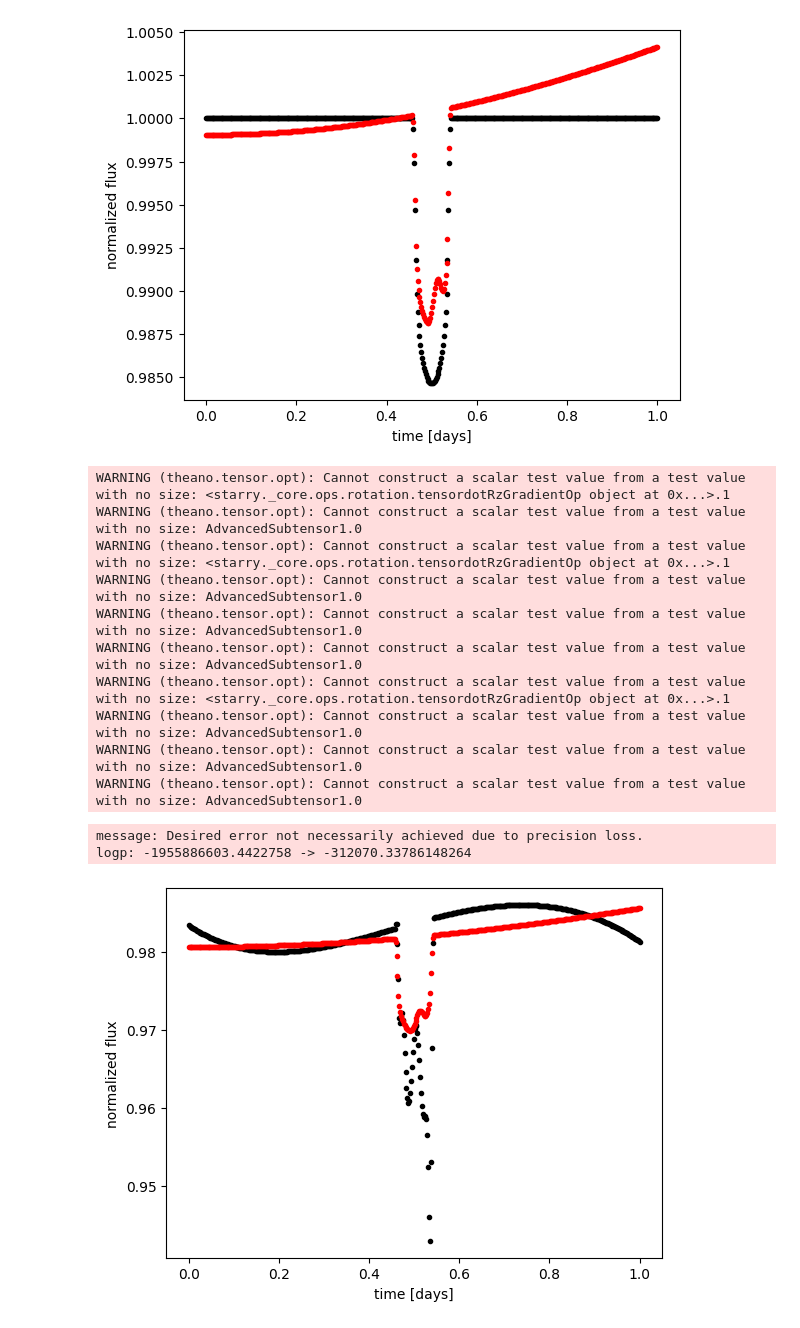
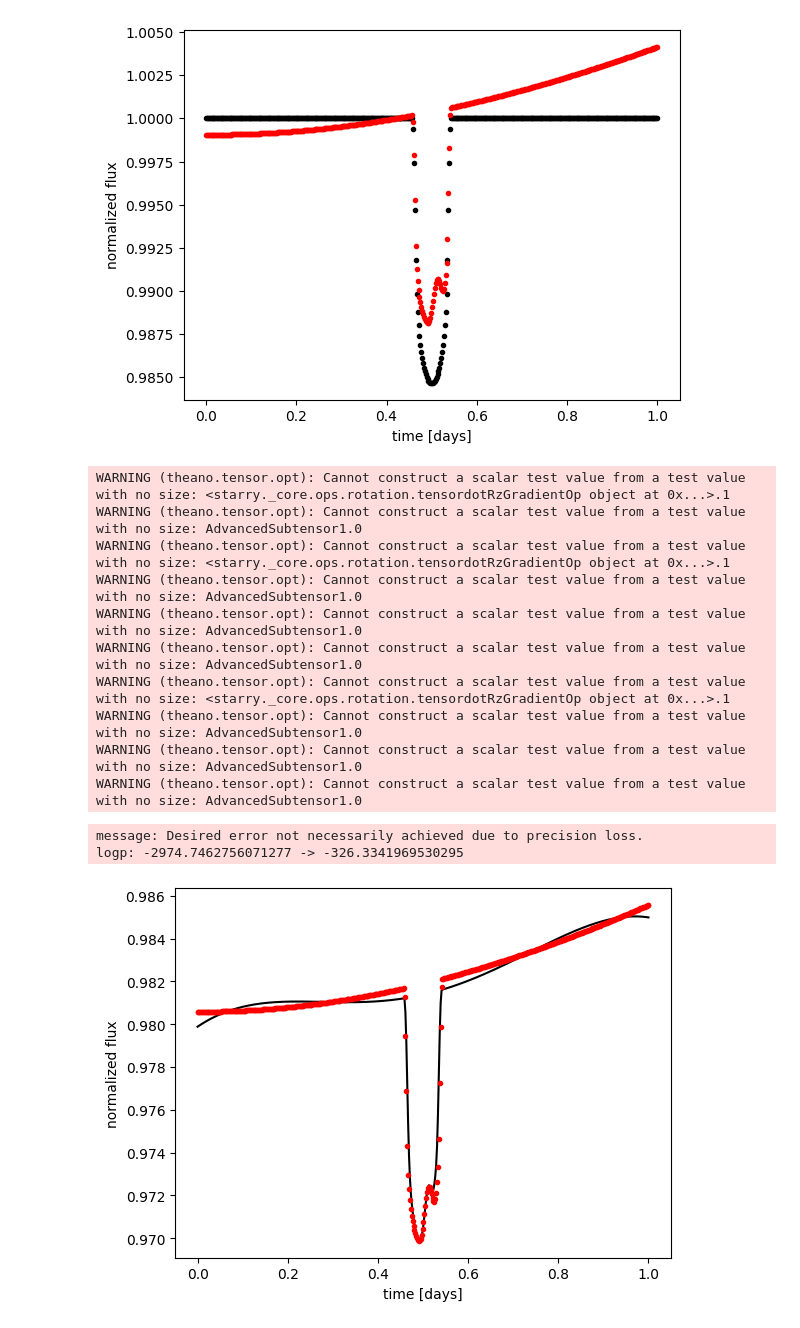
Before and after one commit to ssagynbayeva/starry-project, a Jupyter notebook: ShortLightCurve/one-spot.ipynb, the cells around one changed output. Drawn from its saved outputs; the diff is of its cells as text; code cells hidden in the pictures.

```diff
--- a/ShortLightCurve/one-spot.ipynb
+++ b/ShortLightCurve/one-spot.ipynb
@@ -147,7 +147,7 @@ A = map.design_matrix(
 sp = StarryProcess(
     r=15,
     c=0.25,
-    n=100,
+    n=1,
     mu=0,
     sigma=30,
     marginalize_over_inclination=False,
@@ -386,7 +384,7 @@ with pm.Model() as model:
 # %%
 with model:
     soln = pmx.optimize(options=dict(maxiter=9999))
-    p = np.array(soln["p"])
+    y = np.array(soln["y"])
     cov = soln["cov"]
     flux_model = soln["lc_model"]
 # %% [output]
@@ -401,12 +399,12 @@ WARNING (theano.tensor.opt): Cannot construct a scalar test value from a test va
 WARNING (theano.tensor.opt): Cannot construct a scalar test value from a test value with no size: AdvancedSubtensor1.0
 WARNING (theano.tensor.opt): Cannot construct a scalar test value from a test value with no size: AdvancedSubtensor1.0
 message: Desired error not necessarily achieved due to precision loss.
-logp: -1955886603.4422758 -> -312070.33786148264
+logp: -2974.7462756071277 -> -326.3341969530295
 # %%
-plt.plot(t, flux_model, 'k.')
+plt.plot(t, flux_model, 'k')
 plt.plot(t, flux_star, 'r.')
 plt.xlabel("time [days]")
 plt.ylabel("normalized flux");
 plt.show()
 # %% [output]
-[figure, old version]
+[figure, new version]
```
Also changed, not shown: parts of 17 cells of this notebook.
